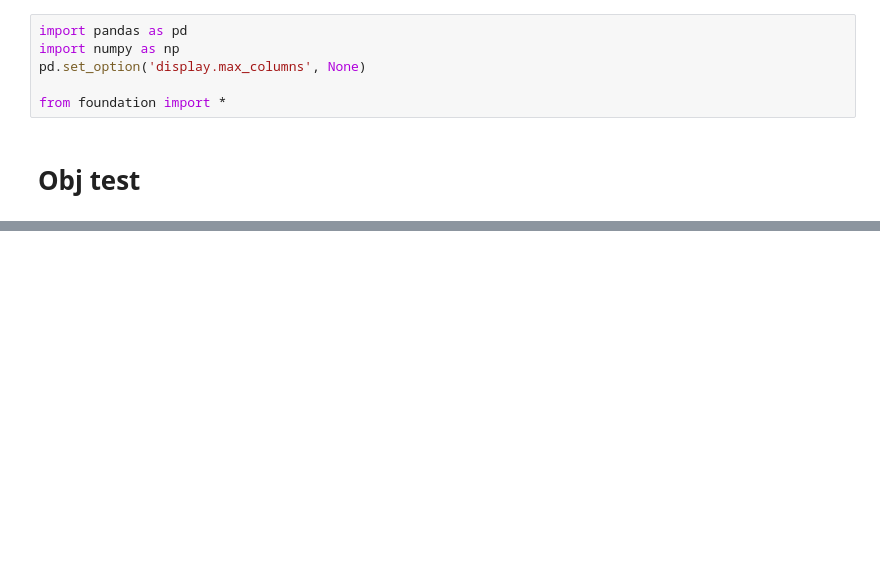
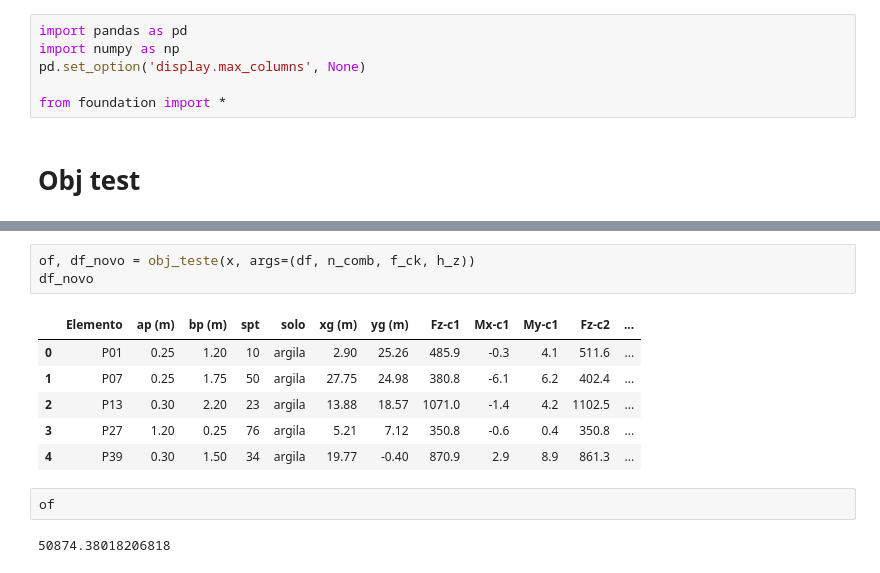
Before and after one commit to wmpjrufg/fundaai, a Jupyter notebook: testes_otimizacao.ipynb, the cells around one changed output, grey strips where cells are left out. Cells and saved outputs as stored; diff of their text form; blank space fills up the shorter version.

```diff
--- a/testes_otimizacao.ipynb
+++ b/testes_otimizacao.ipynb
@@ -32 +41,15 @@ df_novo
+# %%
+of, df_novo = obj_teste(x, args=(df, n_comb, f_ck, h_z))
+df_novo
+# %% [output]
+|  | Elemento | ap (m) | bp (m) | spt | solo | xg (m) | yg (m) | Fz-c1 | Mx-c1 | My-c1 | Fz-c2 | ... |
+| 0 | P01 | 0.25 | 1.20 | 10 | argila | 2.90 | 25.26 | 485.9 | -0.3 | 4.1 | 511.6 | ... |
+| 1 | P07 | 0.25 | 1.75 | 50 | argila | 27.75 | 24.98 | 380.8 | -6.1 | 6.2 | 402.4 | ... |
+| 2 | P13 | 0.30 | 2.20 | 23 | argila | 13.88 | 18.57 | 1071.0 | -1.4 | 4.2 | 1102.5 | ... |
+| 3 | P27 | 1.20 | 0.25 | 76 | argila | 5.21 | 7.12 | 350.8 | -0.6 | 0.4 | 350.8 | ... |
+| 4 | P39 | 0.30 | 1.50 | 34 | argila | 19.77 | -0.40 | 870.9 | 2.9 | 8.9 | 861.3 | ... |
+# %%
+of
+# %% [output]
+50874.38018206818
 # %%
```
Also changed, not shown: parts of 8 cells of this notebook, 8 other files.
